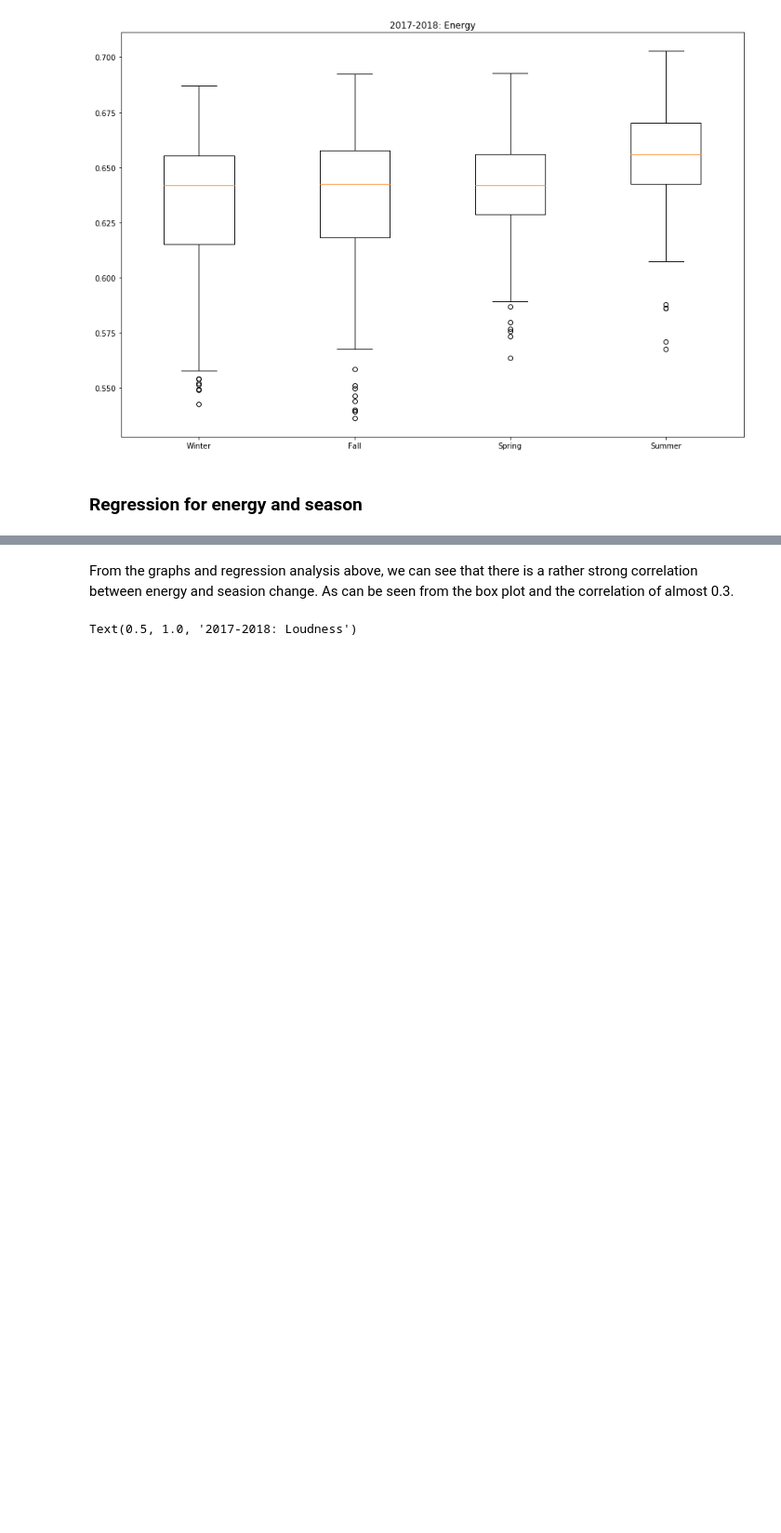
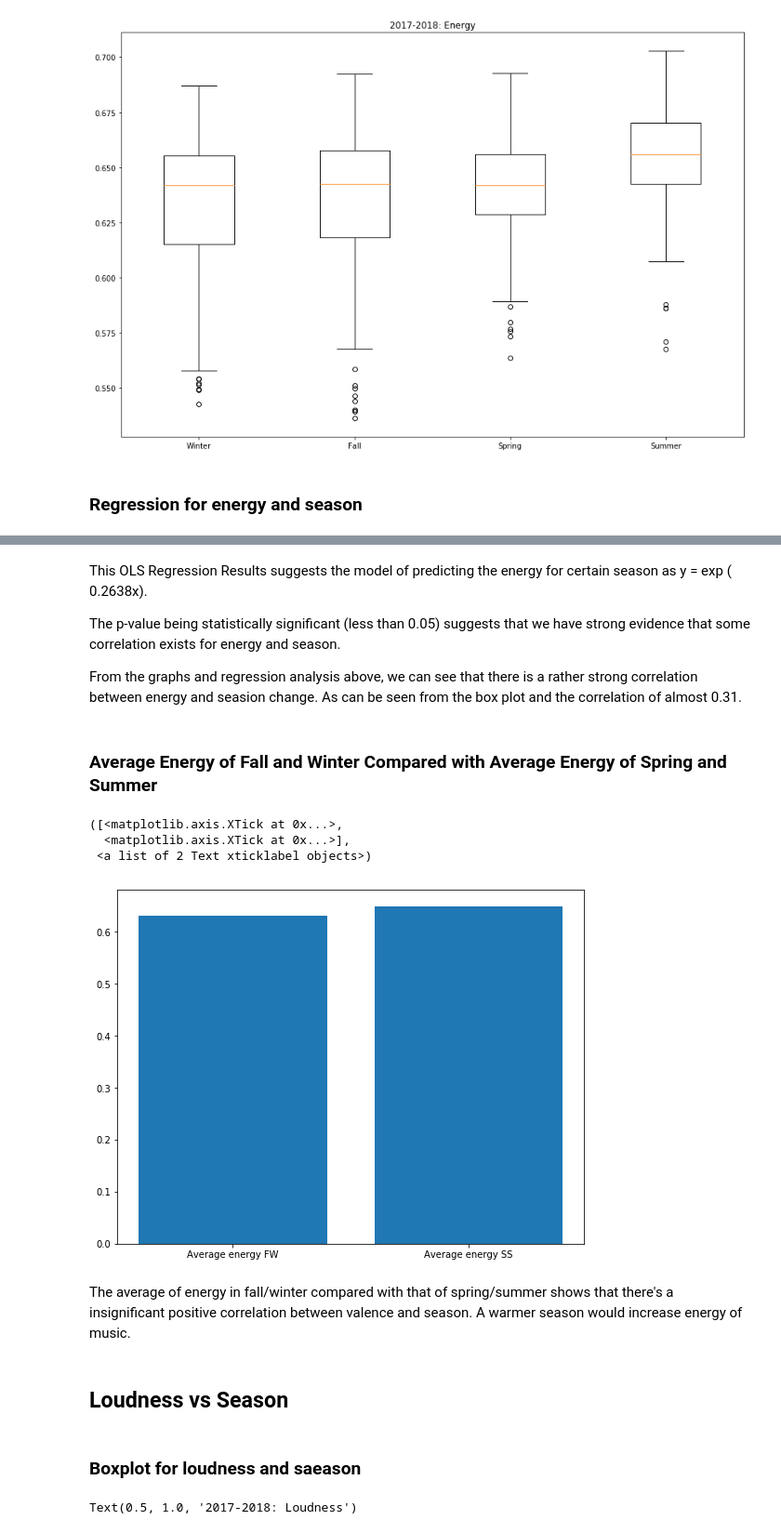
Before and after one commit to ajt025/Moodsic, a Jupyter notebook: FinalProject.ipynb, the cells around one changed output, grey strips where cells are left out. Shown at 93% size. Cells and saved outputs as stored; diff of their text form; code cells hidden in the pictures; blank space fills up the shorter version.

```diff
--- a/FinalProject.ipynb
+++ b/FinalProject.ipynb
@@ -415,7 +438,37 @@ Warnings:
 
 CORRELATION: 0.30770099746842183
 # %% [markdown]
-From the graphs and regression analysis above, we can see that there is a rather strong correlation between energy and seasion change. As can be seen from the box plot and the correlation of almost 0.3.
+This OLS Regression Results suggests the model of predicting the energy for certain season as y = exp ( 0.2638x).
+
+The p-value being statistically significant (less than 0.05) suggests that we have strong evidence that some correlation exists for energy and season.
+
+From the graphs and regression analysis above, we can see that there is a rather strong correlation between energy and seasion change. As can be seen from the box plot and the correlation of almost 0.31.
+# %% [markdown]
+### Average Energy of Fall and Winter Compared with Average Energy of Spring and Summer
+# %%
+# Average energy of fall and winter
+energy_avg_fall = np.average(fall_list3)
+energy_avg_winter = np.average(winter_list3)
+energy_avg_fw = (energy_avg_fall+energy_avg_winter)/2
+# Average valence of spring and summer
+energy_avg_spring = np.average(spring_list3)
+energy_avg_summer = np.average(summer_list3)
+energy_avg_ss = (energy_avg_spring+energy_avg_summer)/2
+
+plt.figure(figsize = (9,7))
+plt.bar([0,1], [energy_avg_fw, energy_avg_ss])
+plt.xticks([0,1],['Average energy FW', 'Average energy SS'])
+# %% [output]
+([<matplotlib.axis.XTick at 0x...>,
+  <matplotlib.axis.XTick at 0x...>],
+ <a list of 2 Text xticklabel objects>)
+[figure, added]
+# %% [markdown]
+The average of energy in fall/winter compared with that of spring/summer shows that there's a insignificant positive correlation between valence and season. A warmer season would increase energy of music.
+# %% [markdown]
+## Loudness vs Season
+# %% [markdown]
+### Boxplot for loudness and saeason
 # %%
 winter_list4 = df1.loc[df1['Season'] == 'Winter','loudness'].tolist()
 spring_list4 = df1.loc[df1['Season'] == 'Spring','loudness'].tolist()
```
Also changed, not shown: parts of 32 cells of this notebook.
